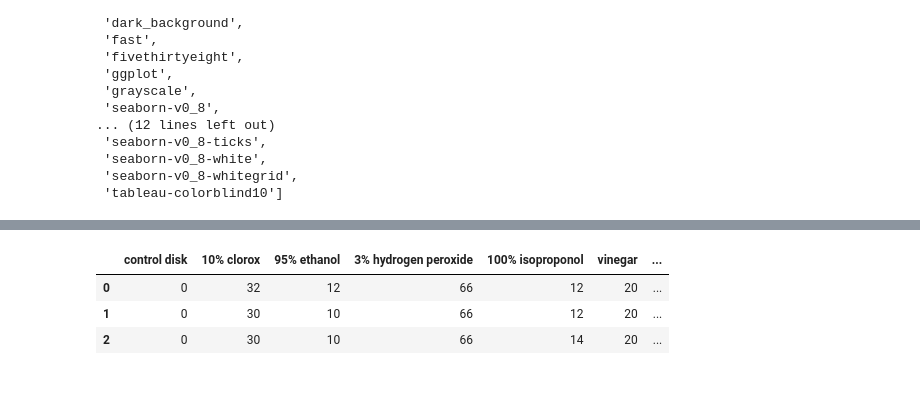
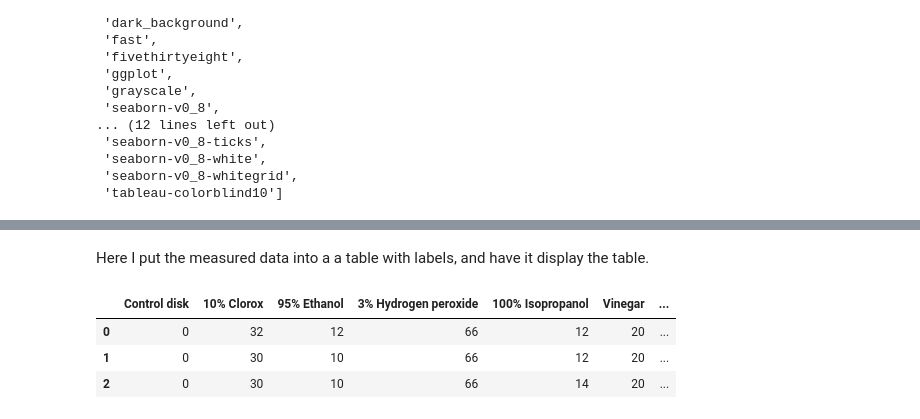
Before and after one commit to detrout/hamilton_science_fair, a Jupyter notebook: plot-disinfectant.ipynb, the cells around one changed output, grey strips where cells are left out. Drawn from its saved outputs; the diff is of its cells as text; code cells hidden in the pictures; blank space fills up the shorter version.

```diff
--- a/plot-disinfectant.ipynb
+++ b/plot-disinfectant.ipynb
@@ -51,17 +40,20 @@ seaborn.boxplot(data)
+# %% [markdown]
+Here I put the measured data into a a table with labels, and have it display the table.
 # %%
 data = pandas.DataFrame({
-        "control disk": [0,0,0],
-        "10% clorox": [32,30,30],
-        "95% ethanol": [12,10,10],
-        "3% hydrogen peroxide": [66,66,66],
-        "100% isoproponol": [12,12,14],
-        "vinegar": [20,20,20],
-        "windex vinegar": [11,12,10],
-        "windex": [10,14,12],
+        "Control disk": [0,0,0],
+        "10% Clorox": [32,30,30],
+        "95% Ethanol": [12,10,10],
+        "3% Hydrogen peroxide": [66,66,66],
+        "100% Isopropanol": [12,12,14],
+        "Vinegar": [20,20,20],
+        "Windex with Vinegar": [11,12,10],
+        "Windex": [10,14,12],
+        "Water": [0, 0, 0],
     })
 data
 # %% [output]
-|  | control disk | 10% clorox | 95% ethanol | 3% hydrogen peroxide | 100% isoproponol | vinegar | ... |
+|  | Control disk | 10% Clorox | 95% Ethanol | 3% Hydrogen peroxide | 100% Isopropanol | Vinegar | ... |
 | 0 | 0 | 32 | 12 | 66 | 12 | 20 | ... |
 | 1 | 0 | 30 | 10 | 66 | 12 | 20 | ... |
 | 2 | 0 | 30 | 10 | 66 | 14 | 20 | ... |
```
Also changed, not shown: parts of 18 cells of this notebook.
